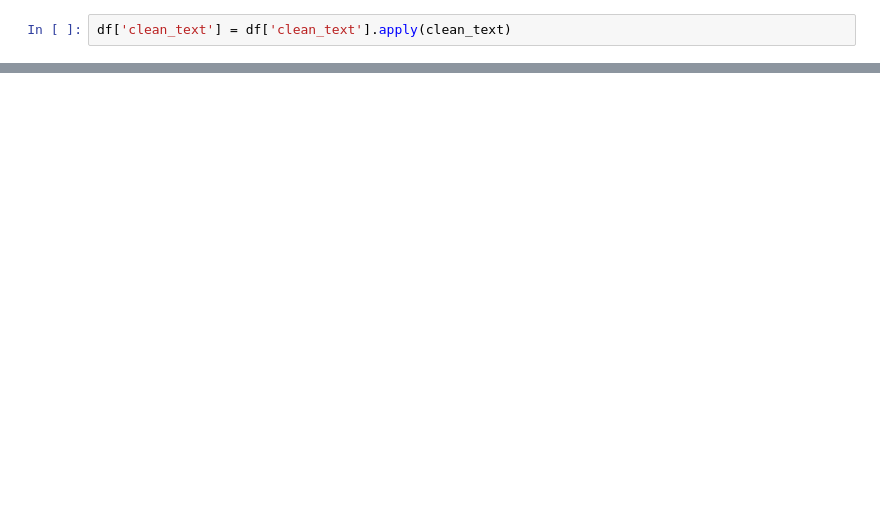
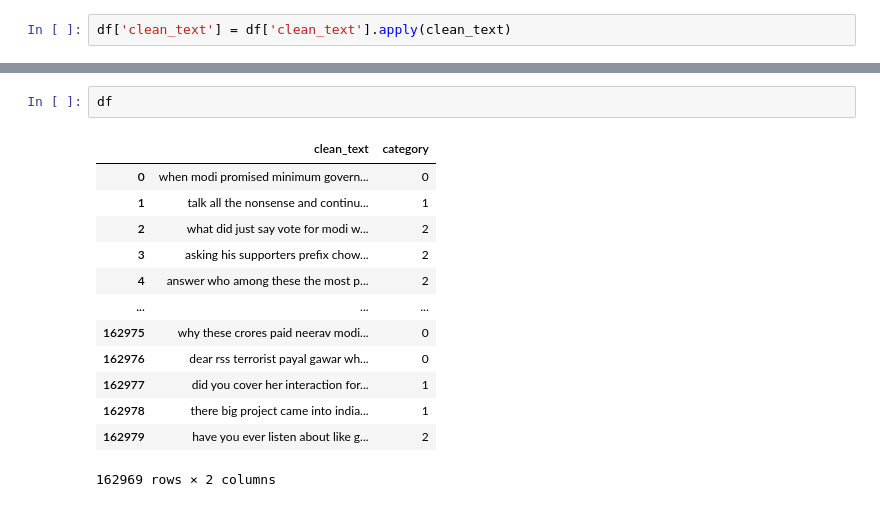
Before and after one commit to DCdetective/Twitter-Analysis, a Jupyter notebook: notebooks/exp1.ipynb, the cells around one changed output, grey strips where cells are left out. Cells and saved outputs as stored; diff of their text form; blank space fills up the shorter version.

```diff
--- a/notebooks/exp1.ipynb
+++ b/notebooks/exp1.ipynb
@@ -76,0 +392,16 @@ df.head()
+# %%
+df
+# %% [output]
+|  | clean_text | category |
+| 0 | when modi promised minimum govern... | 0 |
+| 1 | talk all the nonsense and continu... | 1 |
+| 2 | what did just say vote for modi w... | 2 |
+| 3 | asking his supporters prefix chow... | 2 |
+| 4 | answer who among these the most p... | 2 |
+| ... | ... | ... |
+| 162975 | why these crores paid neerav modi... | 0 |
+| 162976 | dear rss terrorist payal gawar wh... | 0 |
+| 162977 | did you cover her interaction for... | 1 |
+| 162978 | there big project came into india... | 1 |
+| 162979 | have you ever listen about like g... | 2 |
+162969 rows × 2 columns
```
Also changed, not shown: parts of 13 cells of this notebook, 6 other files.
